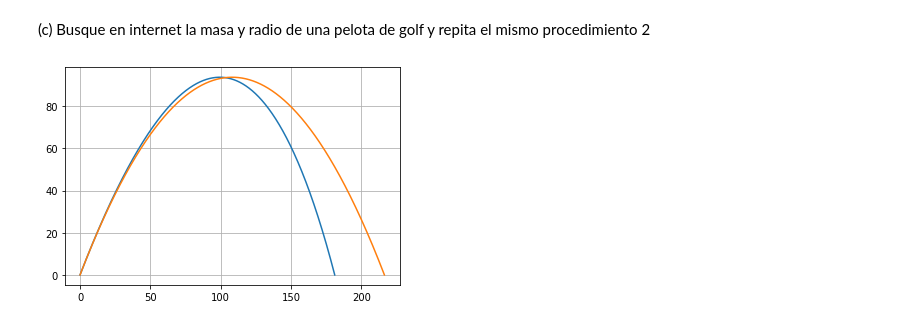
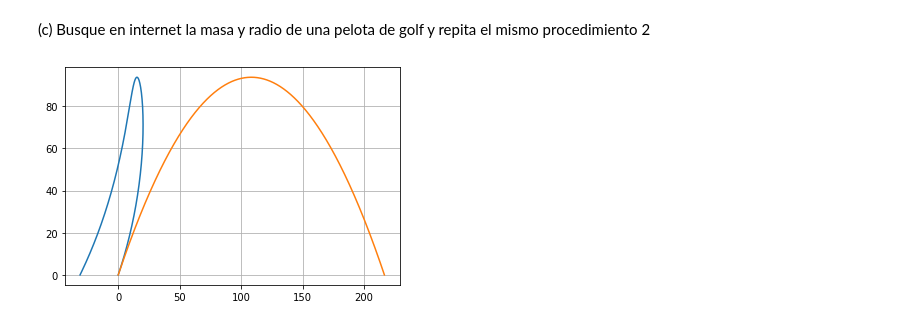
Before and after one commit to Nelson-Fuentes/Universidad, a Jupyter notebook: Fisica Computacional/Tarea/Laboratorio 4.ipynb, the cells around one changed output. Drawn from its saved outputs; the diff is of its cells as text; code cells hidden in the pictures.

```diff
--- a/Fisica Computacional/Tarea/Laboratorio 4.ipynb
+++ b/Fisica Computacional/Tarea/Laboratorio 4.ipynb
@@ -243,7 +330,7 @@ k0 = 0.5*C*A*p/m
 a0 = np.array([0, 0])
 v0 = np.array([-math.cos(angle) * v , math.sin(angle)*v])
 p0 = np.array([0 , 0])
-h=0.0001
+h=0.1
 x0 = [ p0[0] ]
 y0 = [ p0[1] ]
 
@@ -257,7 +344,7 @@ x1 = [ p1[0] ]
 y1 = [ p1[1] ]
 
 while p0[1] >=0:
-    v2_0 = (a0[0]**2 + a0[1]**2)
+    v2_0 = (v0[0]**2 + v0[1]**2)
     a0 = np.array([- k0 *  v2_0  , -10])
     p0 = p0 + v0 * h
     v0 = v0 + a0 * h
@@ -265,7 +352,7 @@ while p0[1] >=0:
     y0.append(p0[1])
 
 
-    v2_1 = (a1[0]**2 + a1[1]**2)
+    v2_1 = (v1[0]**2 + v1[1]**2)
     a1 = np.array([- k1 *  v2_1 , -10])
     p1 = p1 + v1 * h
     v1 = v1 + a1 * h
@@ -299,33 +386,33 @@ h=0.0001
 x0 = [ p0[0] ]
 y0 = [ p0[1] ]
 
 
 k1 = 0
 a1 = np.array([0, 0])
 v1 = np.array([-math.cos(angle)*v , math.sin(angle)*v])
 p1 = np.array([0 , 0])
 
 x1 = [ p1[0] ]
 y1 = [ p1[1] ]
 
 while p0[1] >=0:
-    v2_0 = (a0[0]**2 + a0[1]**2)
+    v2_0 = (v0[0]**2 + v0[1]**2)
     a0 = np.array([- k0 *  v2_0  , -10])
     p0 = p0 + v0 * h
     v0 = v0 + a0 * h
     x0.append(p0[0])
     y0.append(p0[1])
 
 
-    v2_1 = (a1[0]**2 + a1[1]**2)
+    v2_1 = (v1[0]**2 + v1[1]**2)
     a1 = np.array([- k1 *  v2_1 , -10])
     p1 = p1 + v1 * h
     v1 = v1 + a1 * h
     x1.append(p1[0])
     y1.append(p1[1])
 fig = plt.figure()
 plt.plot(x0, y0)
 plt.plot(x1, y1)
 plt.grid()
 # %% [output]
-[figure, old version]
+[figure, new version]
```
Also changed, not shown: parts of 10 cells of this notebook, 11 other files.
